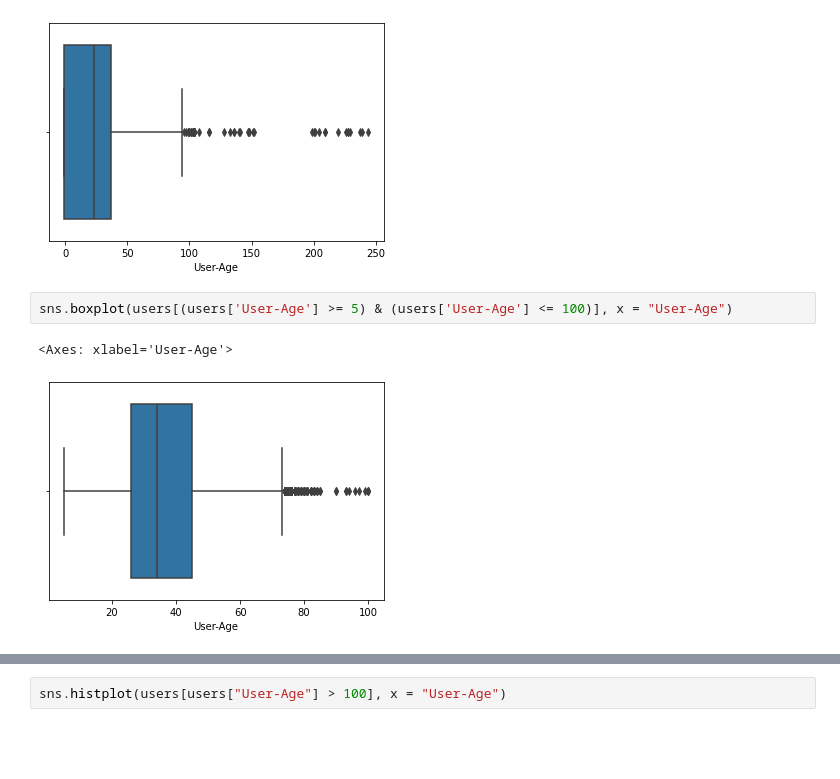
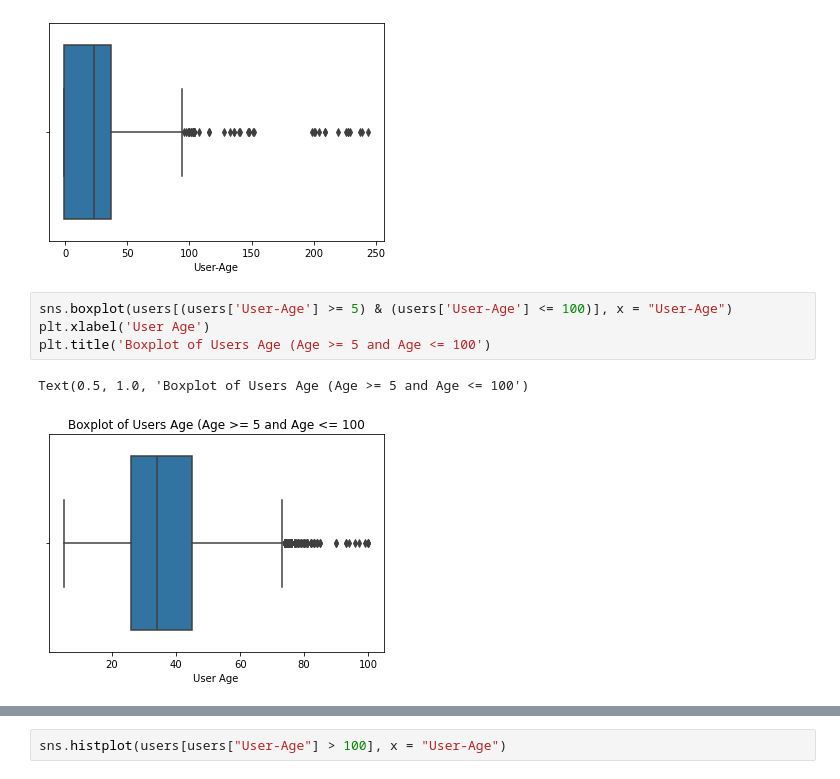
Before and after one commit to caseynator123/EDP_assigment2, a Jupyter notebook: eda/eda.ipynb, the cells around one changed output, grey strips where cells are left out. Cells and saved outputs as stored; diff of their text form; blank space fills up the shorter version.

```diff
--- a/eda/eda.ipynb
+++ b/eda/eda.ipynb
@@ -878,6 +792,8 @@ sns.boxplot(users, x = "User-Age")
 [figure]
 # %%
 sns.boxplot(users[(users['User-Age'] >= 5) & (users['User-Age'] <= 100)], x = "User-Age")
+plt.xlabel('User Age')
+plt.title('Boxplot of Users Age (Age >= 5 and Age <= 100')
 # %% [output]
-<Axes: xlabel='User-Age'>
+Text(0.5, 1.0, 'Boxplot of Users Age (Age >= 5 and Age <= 100')
-[figure, old version]
+[figure, new version]
```
Also changed, not shown: parts of 62 cells of this notebook, 2 other files.
